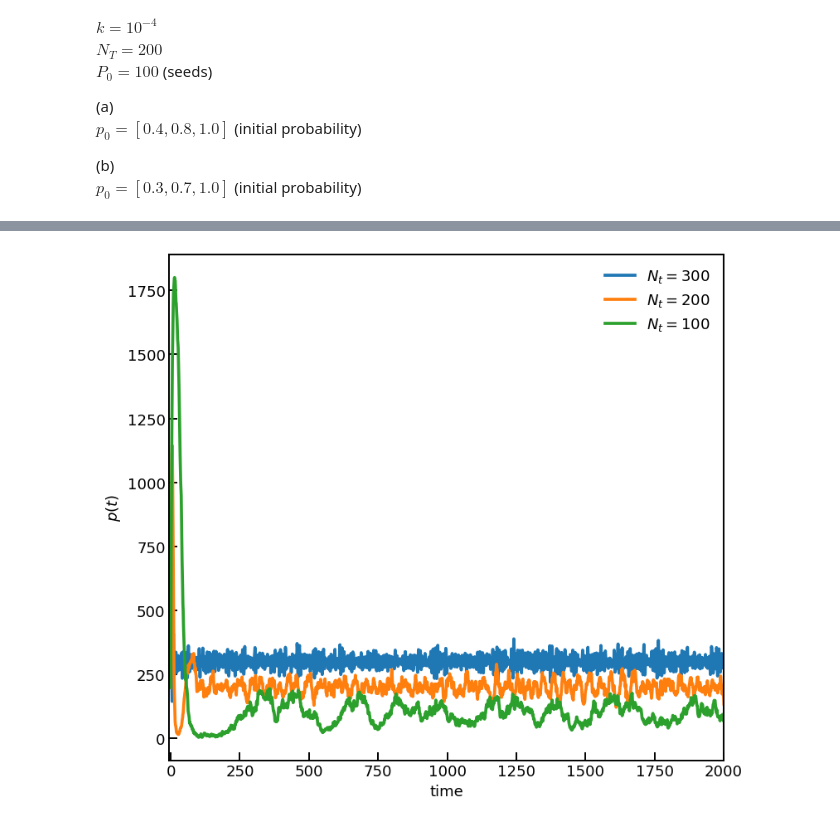
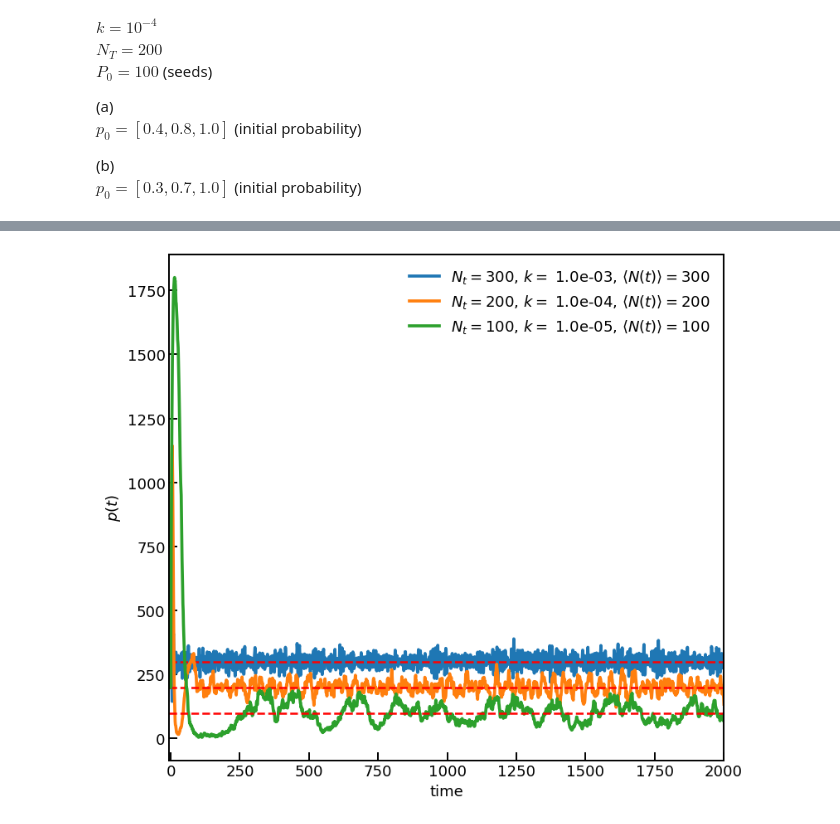
Before and after one commit to JuniorAlencar/self_organization_percolation, a Jupyter notebook: jupyter/results_paper_97.ipynb, the cells around one changed output, grey strips where cells are left out. Drawn from its saved outputs; the diff is of its cells as text; code cells hidden in the pictures.

```diff
--- a/jupyter/results_paper_97.ipynb
+++ b/jupyter/results_paper_97.ipynb
@@ -163,9 +171,12 @@ colors = ['#1f77b4', '#ff7f0e', '#2ca02c', '#d62728']
 
 for i in range(len(seeds_name)):
     prop_node_names = data_single_sample('bond', num_colors, dim, L, Nt_values[i], k_values[i], rho, p0, seeds_name[i])
-    t, pt = prop_node_names["t"], prop_node_names["N_1"]
-    ax.plot(t, pt, lw=1.9*thickness, label=f'$N_t = {Nt_values[i]}$', color=colors[i])
+    t, nt = prop_node_names["t"], prop_node_names["N_1"]
+    data_filter = nt[400:]
+    nt_mean = np.mean(data_filter)
 
+    ax.plot(t, nt, lw=1.9*thickness, label=f'$N_t = {Nt_values[i]}$, $k =$ {k_values[i]:.1e}, $\\langle N(t) \\rangle = {nt_mean:.0f}$', color=colors[i])
+    ax.axhline(y=nt_mean, xmin=min(t), xmax=max(t), linestyle="--", color='r', lw=1.8)
 
 ax.set_xlim([-5, 2000])
 for spine in ax.spines.values():
@@ -173,31 +184,31 @@ for spine in ax.spines.values():
 
 # ax.tick_params(axis='both', labelsize=fontsize_ticks)
 # ax.xaxis.set_minor_locator(AutoMinorLocator())
 
 # # Y: major ticks a cada 1 unidade
 # ax.yaxis.set_major_locator(MultipleLocator(0.1))
 # ax.yaxis.set_minor_locator(MultipleLocator(0.05))
 
 # # Opcional: ajuste visual dos ticks
 ax.tick_params(axis='both', which='major', direction='in', labelsize=fontsize_ticks, length=7, width=thickness)
 ax.tick_params(axis='x',   which='minor', direction='in', length=4, width=thickness)   # only x minor
 ax.tick_params(axis='y',   which='minor', direction='in', length=4, width=thickness)   # only x minor
 
 
 #axs[0].set_title("Node Percolation")
 ax.legend(framealpha=0.0,fontsize=fontsize_ticks)
 
 ax.set_ylabel("$p(t)$",fontsize=fontsize_ticks)
 #axs[0].tick_params(axis='both', labelsize=fontsize_ticks, width=thickness, length = 4.0, direction='in')
 
 #axs[1].set_title("Bond Percolation")
 
 ax.set_xlabel("time",fontsize=fontsize_ticks)
 ax.set_ylabel("$p(t)$",fontsize=fontsize_ticks)
 
 plt.subplots_adjust(hspace=0.15)
 fig.tight_layout(rect=[0, 0, 1, 0.98])
 #plt.savefig(savepath + "/Fig3.pdf")
 plt.show()
 # %% [output]
-[figure, old version]
+[figure, new version]
```
Also changed, not shown: parts of 4 cells of this notebook, 14 other files.
